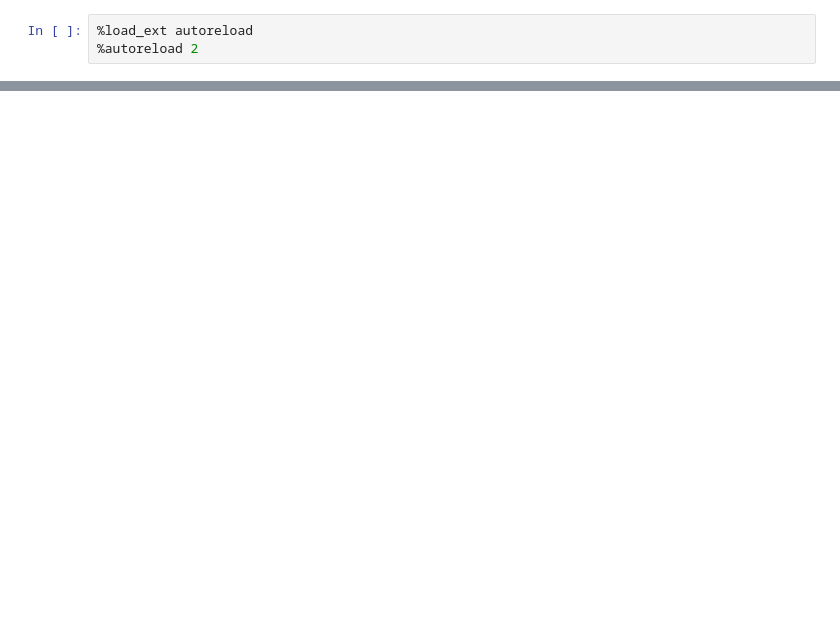
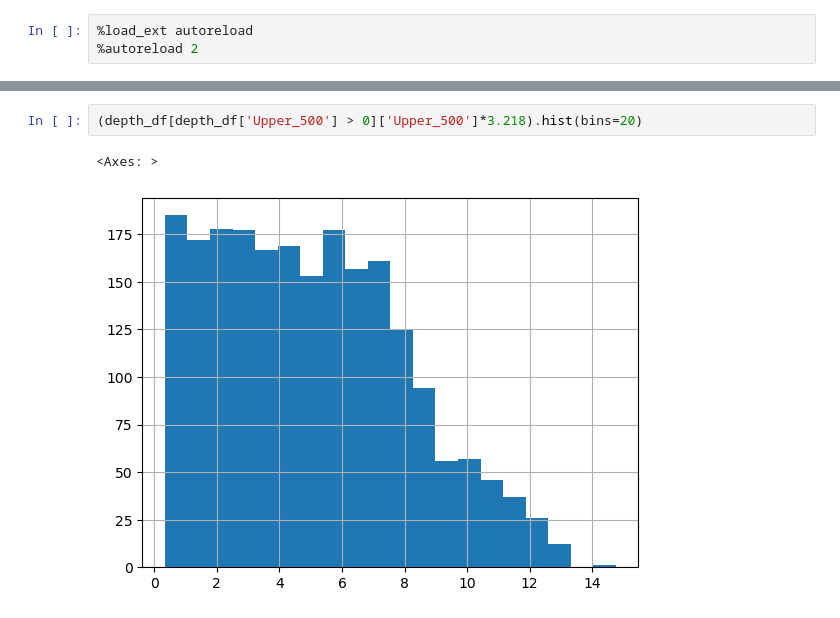
Before and after one commit to abpoll/gc_elev, a Jupyter notebook: workflow/notebooks/process_haz.ipynb, the cells around one changed output, grey strips where cells are left out. Cells and saved outputs as stored; diff of their text form; blank space fills up the shorter version.

```diff
--- a/workflow/notebooks/process_haz.ipynb
+++ b/workflow/notebooks/process_haz.ipynb
@@ -53,0 +130,5 @@ BoundingBox(left=485175.24429968, bottom=4411030.1644404, right=497988.273615641
+# %%
+(depth_df[depth_df['Upper_500'] > 0]['Upper_500']*3.218).hist(bins=20)
+# %% [output]
+<Axes: >
+[figure, added]
```
Also changed, not shown: parts of 17 cells of this notebook, 7 other files.
